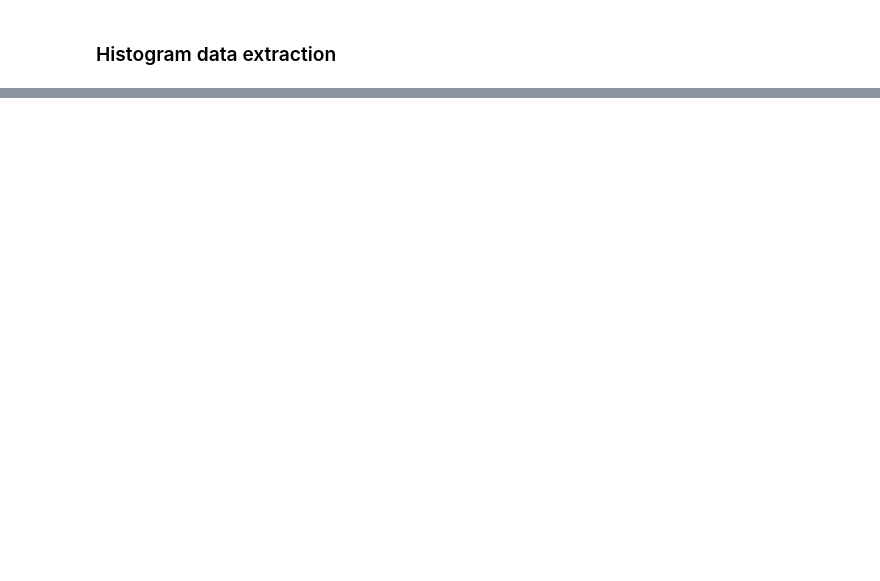
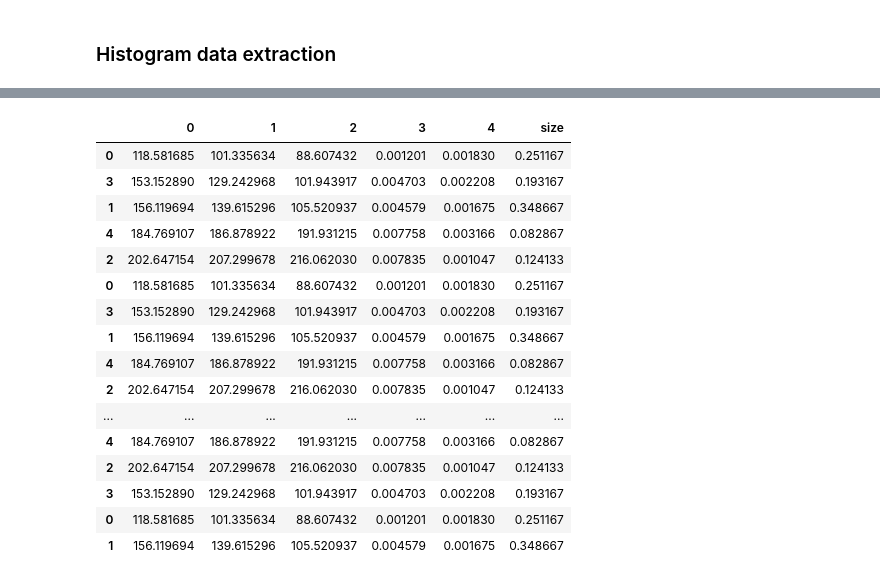
Before and after one commit to AdamT90/FoodML, a Jupyter notebook: prototyping/Smarter processing of RawDF.ipynb, the cells around one changed output, grey strips where cells are left out. Saved outputs shown, nothing was run; the diff lists cells and outputs as text; code cells hidden in the pictures; blank space fills up the shorter version.

```diff
--- a/prototyping/Smarter processing of RawDF.ipynb
+++ b/prototyping/Smarter processing of RawDF.ipynb
@@ -585,0 +733,16 @@ hdict
+# %%
+labsDat = pd.DataFrame(data = Xseg)
+labsDat['label'] = labels
+labsDat[3] = labsDat[3]/img.shape[0]
+labsDat[4] = labsDat[4]/img.shape[1]
+siz = np.zeros(5)
+mean = np.zeros((5,5))
+for i in range(5):
+    siz[i] = labsDat.loc[labsDat['label']==i,0].shape[0]/labsDat.shape[0]
+    mean[i,:] = labsDat.loc[labsDat['label']==i].mean(axis=0)[:-1]
+centrsDF = pd.DataFrame(data = mean)
+centrsDF['size'] = siz
+# %%
+centrsDF = pd.DataFrame(data = mean)
+centrsDF['size'] = siz
+centrsDF.head()
@@ -585,0 +756,23 @@ hdict
+# %%
+centrsDF = centrsDF.sort_values(by=0).append(centrsDF.sort_values(by=1)).append(
+    centrsDF.sort_values(by=2)).append(centrsDF.sort_values(by=3)).append(
+    centrsDF.sort_values(by=4)).append(centrsDF.sort_values(by='size'))
+centrsDF
+# %% [output]
+|  | 0 | 1 | 2 | 3 | 4 | size |
+| 0 | 118.581685 | 101.335634 | 88.607432 | 0.001201 | 0.001830 | 0.251167 |
+| 3 | 153.152890 | 129.242968 | 101.943917 | 0.004703 | 0.002208 | 0.193167 |
+| 1 | 156.119694 | 139.615296 | 105.520937 | 0.004579 | 0.001675 | 0.348667 |
+| 4 | 184.769107 | 186.878922 | 191.931215 | 0.007758 | 0.003166 | 0.082867 |
+| 2 | 202.647154 | 207.299678 | 216.062030 | 0.007835 | 0.001047 | 0.124133 |
+| 0 | 118.581685 | 101.335634 | 88.607432 | 0.001201 | 0.001830 | 0.251167 |
+| 3 | 153.152890 | 129.242968 | 101.943917 | 0.004703 | 0.002208 | 0.193167 |
+| 1 | 156.119694 | 139.615296 | 105.520937 | 0.004579 | 0.001675 | 0.348667 |
+| 4 | 184.769107 | 186.878922 | 191.931215 | 0.007758 | 0.003166 | 0.082867 |
+| 2 | 202.647154 | 207.299678 | 216.062030 | 0.007835 | 0.001047 | 0.124133 |
+| ... | ... | ... | ... | ... | ... | ... |
+| 4 | 184.769107 | 186.878922 | 191.931215 | 0.007758 | 0.003166 | 0.082867 |
+| 2 | 202.647154 | 207.299678 | 216.062030 | 0.007835 | 0.001047 | 0.124133 |
+| 3 | 153.152890 | 129.242968 | 101.943917 | 0.004703 | 0.002208 | 0.193167 |
+| 0 | 118.581685 | 101.335634 | 88.607432 | 0.001201 | 0.001830 | 0.251167 |
+| 1 | 156.119694 | 139.615296 | 105.520937 | 0.004579 | 0.001675 | 0.348667 |
```
Also changed, not shown: parts of 66 cells of this notebook.
